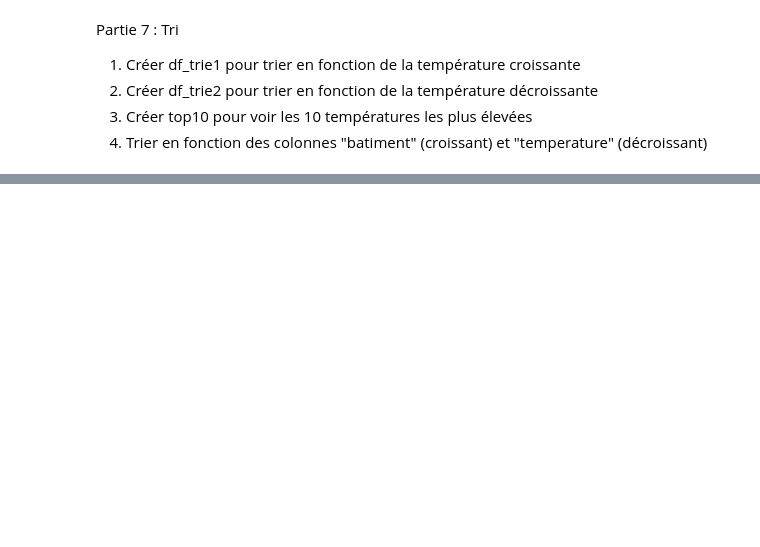
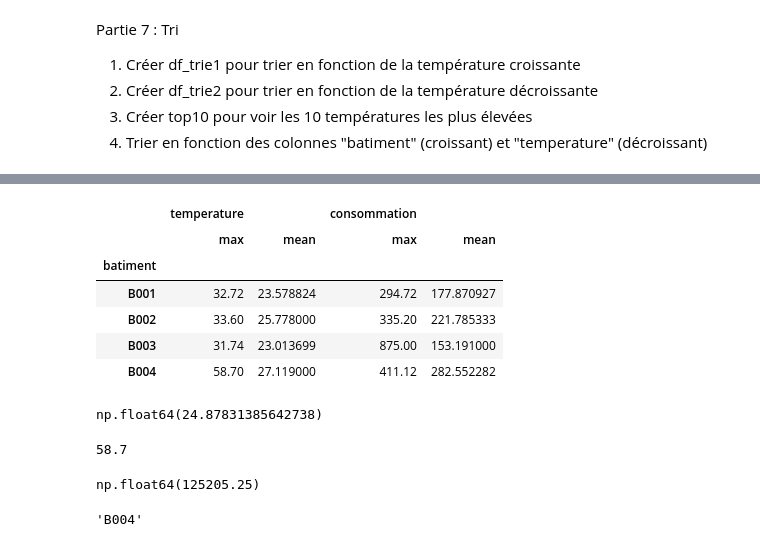
Before and after one commit to fatoufall737/atelier-pandas-iot, a Jupyter notebook: atelier_pandas_iot.ipynb, the cells around one changed output, grey strips where cells are left out. Cells and saved outputs as stored; diff of their text form; code cells hidden in the pictures; blank space fills up the shorter version.

Commit message:
Partie 8 : analyse (groupby, agg, statistiques globales, alertes par bâtiment)

```diff
--- a/atelier_pandas_iot.ipynb
+++ b/atelier_pandas_iot.ipynb
@@ -468,0 +500,31 @@ df_trie_multi.head(10)
+# %%
+# 3) Max et moyenne de température et consommation, par bâtiment
+df.groupby("batiment")[["temperature", "consommation"]].agg(["max", "mean"])
+# %% [output]
+|  | temperature |  | consommation |  |
+|  | max | mean | max | mean |
+| batiment |  |  |  |  |
+| B001 | 32.72 | 23.578824 | 294.72 | 177.870927 |
+| B002 | 33.60 | 25.778000 | 335.20 | 221.785333 |
+| B003 | 31.74 | 23.013699 | 875.00 | 153.191000 |
+| B004 | 58.70 | 27.119000 | 411.12 | 282.552282 |
+# %%
+# 4) Température moyenne globale
+df["temperature"].mean()
+# %% [output]
+np.float64(24.87831385642738)
+# %%
+# 5) Température maximale
+df["temperature"].max()
+# %% [output]
+58.7
+# %%
+# 6) Consommation totale
+df["consommation"].sum()
+# %% [output]
+np.float64(125205.25)
+# %%
+# 7) Bâtiment qui consomme le plus en moyenne
+df.groupby("batiment")["consommation"].mean().idxmax()
+# %% [output]
+'B004'
```
Also changed, not shown: parts of 4 cells of this notebook.
